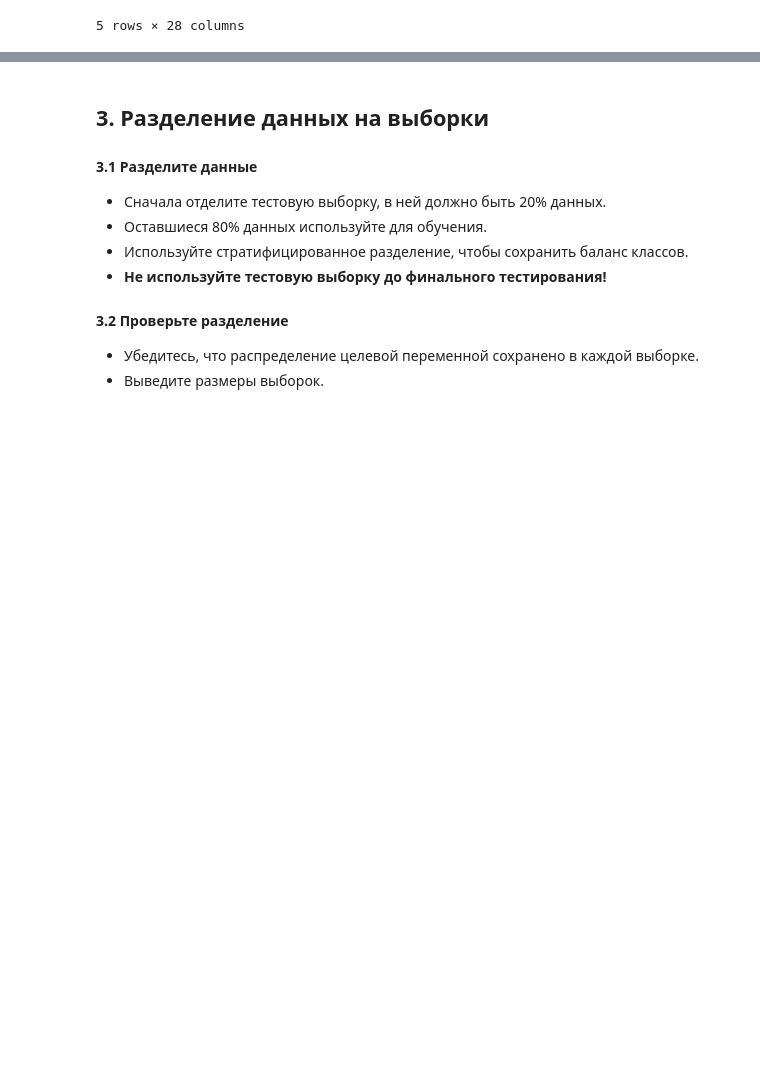
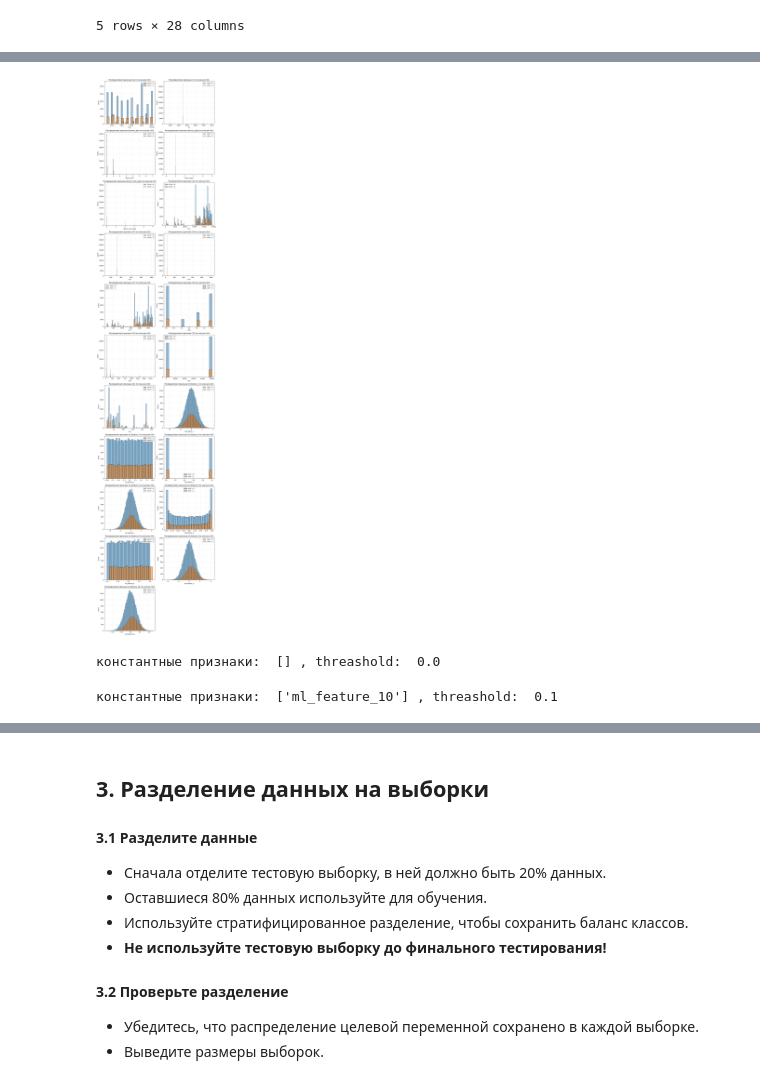
Before and after one commit to Plakhotniuk/practicum_ds, a Jupyter notebook: ml/svm/project.ipynb, the cells around one changed output, grey strips where cells are left out. Cells and saved outputs as stored; diff of their text form; code cells hidden in the pictures; blank space fills up the shorter version.

```diff
--- a/ml/svm/project.ipynb
+++ b/ml/svm/project.ipynb
@@ -403,0 +411,8 @@ df.head()
+# %%
+num_cols_upd = [
+    'click', 'hour', 'C1', 'banner_pos', 'device_type',
+       'device_conn_type', 'C14', 'C15', 'C16', 'C17', 'C18', 'C19', 'C20',
+       'C21', 'ml_feature_1', 'ml_feature_3', 'ml_feature_4', 'ml_feature_5',
+       'ml_feature_6', 'ml_feature_8', 'ml_feature_9', 'ml_feature_10'
+]
+df[num_cols_upd].head()
@@ -403,0 +427,34 @@ df.head()
+# %%
+def boxplot_describe(feature_names_list: list[str], df: pd.DataFrame=df, fig_sz: tuple[int, int] = (12, 5), target='click'):
+    n_features = len(feature_names_list)
+    n_cols = 2
+    n_rows = (n_features + n_cols - 1) // n_cols
+    fig, axes = plt.subplots(n_rows, n_cols, figsize=(fig_sz[0], fig_sz[1] * n_rows))
+    axes = axes.flatten()
+
+    idx_1 = np.where(df[target] == 1)
+    idx_0 = np.where(df[target] == 0)
+    for i, feature in enumerate(feature_names_list):
+        ax = axes[i]
+        data = df[feature]
+
+        data_1 = data.iloc[idx_1]
+        data_0 = data.iloc[idx_0]
+
+        sns.histplot(data=data_0, ax=ax, alpha=0.5, label=f'{target} = 0')
+        sns.histplot(data=data_1, ax=ax, alpha=0.5, label=f'{target} = 1')
+
+        ax.set_title(f'Распределение признака {feature} по классам {target}')
+        ax.set_xlabel(feature)
+        ax.grid(True, linestyle='--', alpha=0.3)
+        ax.legend()
+
+    for j in range(i + 1, len(axes)):
+        axes[j].set_visible(False)
+
+    plt.tight_layout()
+    plt.show()
+# %%
+boxplot_describe(feature_names_list=num_cols_upd[1:], df=df)
+# %% [output]
+[figure, added]
@@ -403,0 +482,8 @@ df.head()
+# %%
+get_constant_features(df, threshold=0.)
+# %% [output]
+константные признаки:  [] , threashold:  0.0
+# %%
+get_constant_features(df, threshold=0.1)
+# %% [output]
+константные признаки:  ['ml_feature_10'] , threashold:  0.1
```
Also changed, not shown: parts of 10 cells of this notebook.
